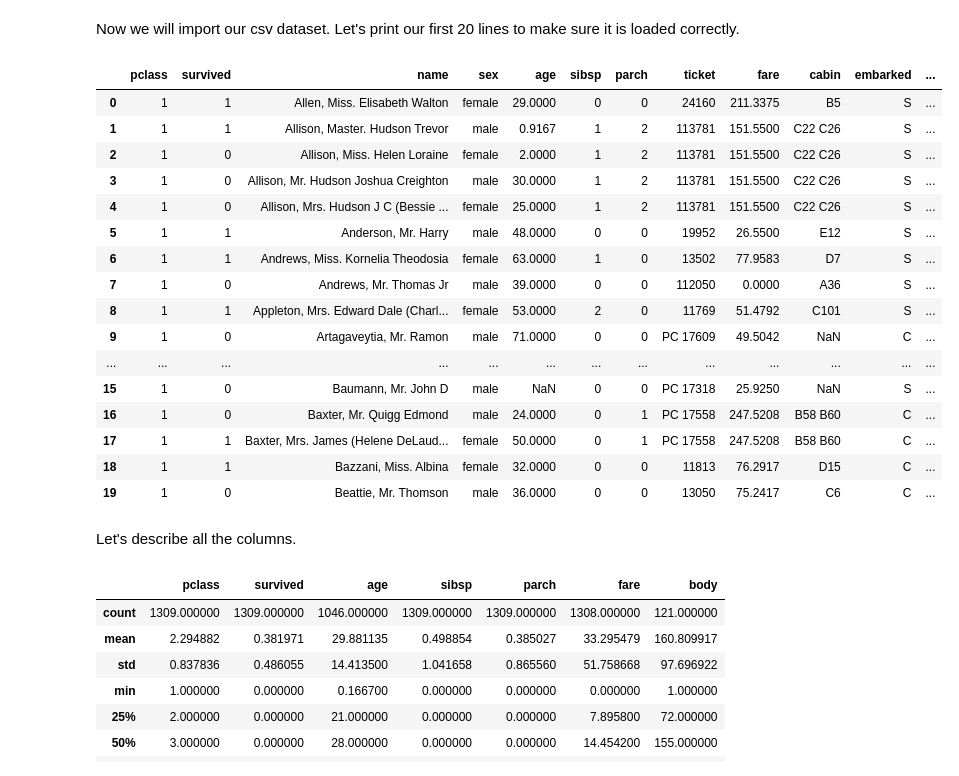
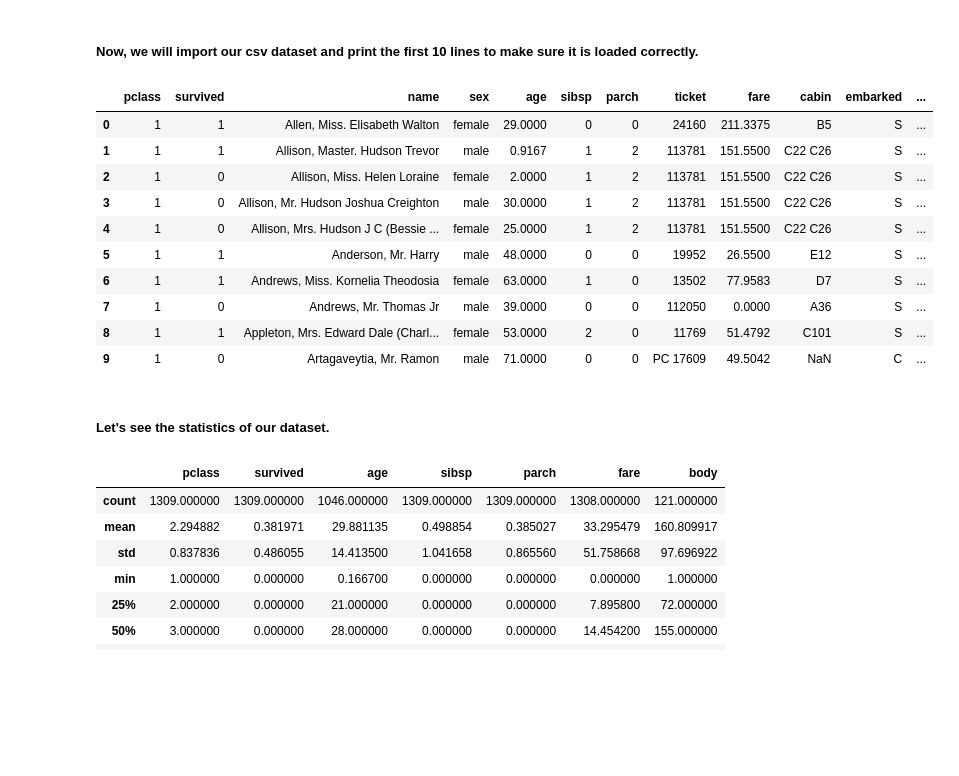
Before and after one commit to arthurbirate/DataNexa_Cloud_AI, a Jupyter notebook: 1. Data exploration/1.1 Titanic cleaning.ipynb, the cells around one changed output. Saved outputs shown, nothing was run; the diff lists cells and outputs as text; code cells hidden in the pictures; blank space fills up the shorter version.

Commit message:
Data Exploration on TItanic

```diff
--- a/1. Data exploration/1.1 Titanic cleaning.ipynb
+++ b/1. Data exploration/1.1 Titanic cleaning.ipynb
@@ -15,32 +41,22 @@ In this notebook you can find all the cleaning we did on the titanic dataset.
 # %% [markdown]
-Now we will import our csv dataset. Let's print our first 20 lines to make sure it is loaded correctly.
+##### Now, we will import our csv dataset and print the first 10 lines to make sure it is loaded correctly.
 # %%
-import pandas as pd
-from matplotlib import pyplot as plt
-import numpy as np
-
 titanic_data = pd.read_excel("../3. Other/Datasets/Titanic/Titanic.xls")
-titanic_data.head(20)
+titanic_data.head(10)
 # %% [output]
 |  | pclass | survived | name | sex | age | sibsp | parch | ticket | fare | cabin | embarked | ... |
 | 0 | 1 | 1 | Allen, Miss. Elisabeth Walton | female | 29.0000 | 0 | 0 | 24160 | 211.3375 | B5 | S | ... |
 | 1 | 1 | 1 | Allison, Master. Hudson Trevor | male | 0.9167 | 1 | 2 | 113781 | 151.5500 | C22 C26 | S | ... |
 | 2 | 1 | 0 | Allison, Miss. Helen Loraine | female | 2.0000 | 1 | 2 | 113781 | 151.5500 | C22 C26 | S | ... |
 | 3 | 1 | 0 | Allison, Mr. Hudson Joshua Creighton | male | 30.0000 | 1 | 2 | 113781 | 151.5500 | C22 C26 | S | ... |
 | 4 | 1 | 0 | Allison, Mrs. Hudson J C (Bessie ... | female | 25.0000 | 1 | 2 | 113781 | 151.5500 | C22 C26 | S | ... |
 | 5 | 1 | 1 | Anderson, Mr. Harry | male | 48.0000 | 0 | 0 | 19952 | 26.5500 | E12 | S | ... |
 | 6 | 1 | 1 | Andrews, Miss. Kornelia Theodosia | female | 63.0000 | 1 | 0 | 13502 | 77.9583 | D7 | S | ... |
 | 7 | 1 | 0 | Andrews, Mr. Thomas Jr | male | 39.0000 | 0 | 0 | 112050 | 0.0000 | A36 | S | ... |
 | 8 | 1 | 1 | Appleton, Mrs. Edward Dale (Charl... | female | 53.0000 | 2 | 0 | 11769 | 51.4792 | C101 | S | ... |
 | 9 | 1 | 0 | Artagaveytia, Mr. Ramon | male | 71.0000 | 0 | 0 | PC 17609 | 49.5042 | NaN | C | ... |
-| ... | ... | ... | ... | ... | ... | ... | ... | ... | ... | ... | ... | ... |
-| 15 | 1 | 0 | Baumann, Mr. John D | male | NaN | 0 | 0 | PC 17318 | 25.9250 | NaN | S | ... |
-| 16 | 1 | 0 | Baxter, Mr. Quigg Edmond | male | 24.0000 | 0 | 1 | PC 17558 | 247.5208 | B58 B60 | C | ... |
-| 17 | 1 | 1 | Baxter, Mrs. James (Helene DeLaud... | female | 50.0000 | 0 | 1 | PC 17558 | 247.5208 | B58 B60 | C | ... |
-| 18 | 1 | 1 | Bazzani, Miss. Albina | female | 32.0000 | 0 | 0 | 11813 | 76.2917 | D15 | C | ... |
-| 19 | 1 | 0 | Beattie, Mr. Thomson | male | 36.0000 | 0 | 0 | 13050 | 75.2417 | C6 | C | ... |
-# %% [markdown]
-Let's describe all the columns.
+# %% [markdown]
+##### Let's see the statistics of our dataset.
 # %%
 titanic_data.describe()
 # %% [output]
```
Also changed, not shown: parts of 28 cells of this notebook, 2 other files.
